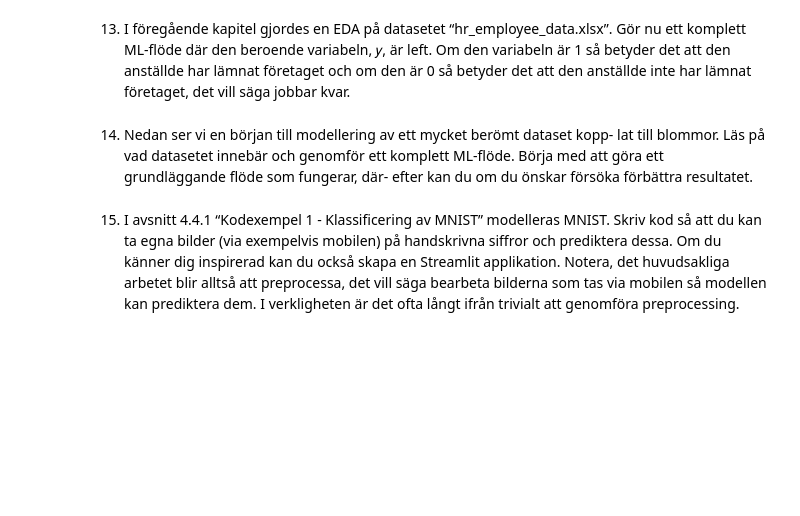
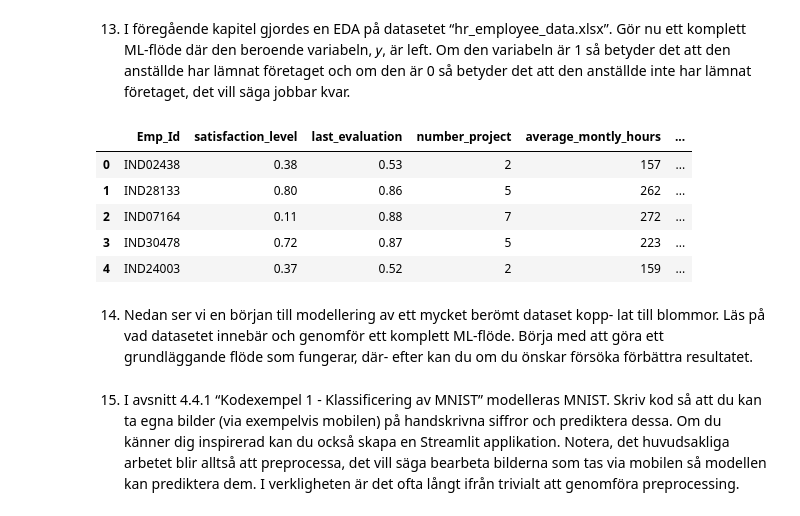
Before and after one commit to OscarWEdu/ai1kk, a Jupyter notebook: kap4.ipynb, the cells around one changed output. Drawn from its saved outputs; the diff is of its cells as text; code cells hidden in the pictures; blank space fills up the shorter version.

```diff
--- a/kap4.ipynb
+++ b/kap4.ipynb
@@ -103,6 +152,20 @@ Gör nu ett komplett ML-flöde där den beroende variabeln, 𝑦, är left.
 Om den variabeln är 1 så betyder det att den anställde har lämnat
 företaget och om den är 0 så betyder det att den anställde inte har lämnat
 företaget, det vill säga jobbar kvar.
+# %%
+import pandas as pd
+import matplotlib.pyplot as plt
+
+dataset = pd.read_excel("hr_employee_data.xlsx")
+
+dataset.head()
+# %% [output]
+|  | Emp_Id | satisfaction_level | last_evaluation | number_project | average_montly_hours | ... |
+| 0 | IND02438 | 0.38 | 0.53 | 2 | 157 | ... |
+| 1 | IND28133 | 0.80 | 0.86 | 5 | 262 | ... |
+| 2 | IND07164 | 0.11 | 0.88 | 7 | 272 | ... |
+| 3 | IND30478 | 0.72 | 0.87 | 5 | 223 | ... |
+| 4 | IND24003 | 0.37 | 0.52 | 2 | 159 | ... |
 # %% [markdown]
 14. Nedan ser vi en början till modellering av ett mycket berömt dataset kopp-
 lat till blommor. Läs på vad datasetet innebär och genomför ett komplett
```
Also changed, not shown: parts of 7 cells of this notebook, 1 other file.
